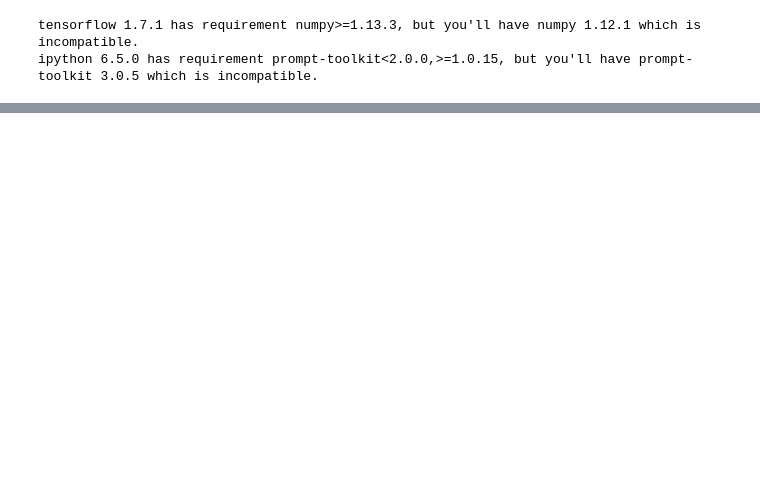
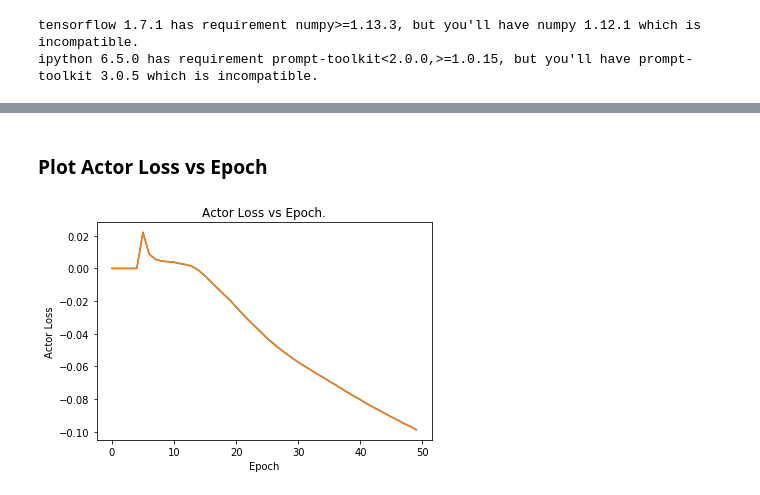
Before and after one commit to nathan-standafer/Reinforcement_Learning_Collaboration_and_Competition_Udacity_Project, a Jupyter notebook: Tennis.ipynb, the cells around one changed output, grey strips where cells are left out. Drawn from its saved outputs; the diff is of its cells as text; code cells hidden in the pictures; blank space fills up the shorter version.

```diff
--- a/Tennis.ipynb
+++ b/Tennis.ipynb
@@ -522,0 +514,11 @@ epoch: 9 - epsilon: 0.100
+# %% [markdown]
+### Plot Actor Loss vs Epoch
+# %%
+plt.plot(actor_losses[0])
+plt.plot(actor_losses[1])
+plt.ylabel('Actor Loss')
+plt.xlabel('Epoch')
+plt.title('Actor Loss vs Epoch.')
+plt.show()
+# %% [output]
+[figure, added]
```
Also changed, not shown: parts of 29 cells of this notebook, 8 other files.
